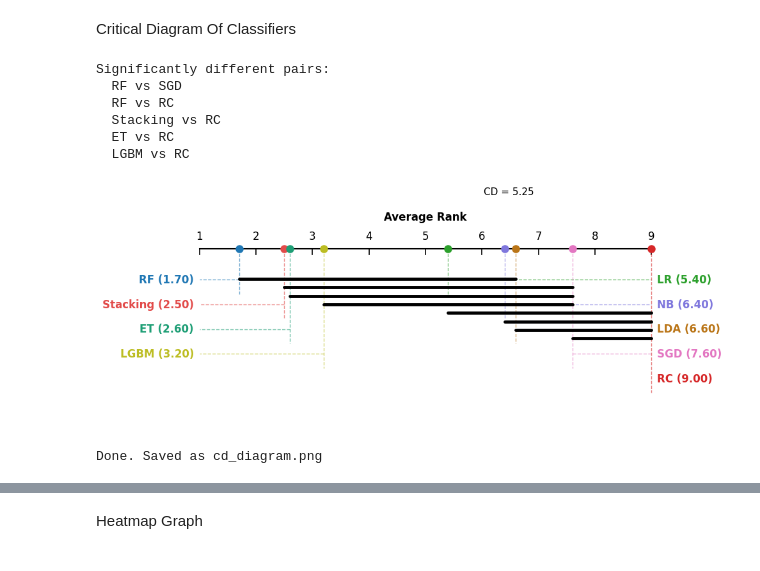
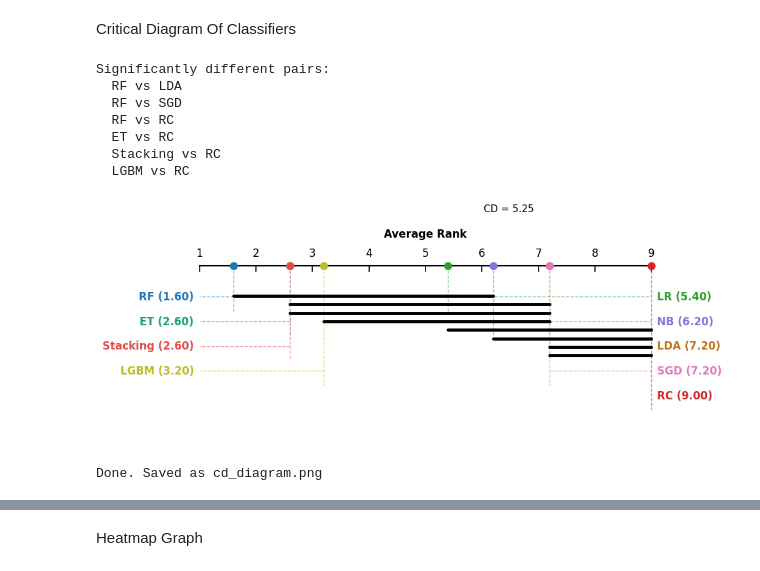
Before and after one commit to muajnstu/CAST, a Jupyter notebook: E3_Perception_visualization.ipynb, the cells around one changed output, grey strips where cells are left out. Cells and saved outputs as stored; diff of their text form; code cells hidden in the pictures.

```diff
--- a/E3_Perception_visualization.ipynb
+++ b/E3_Perception_visualization.ipynb
@@ -212,7 +212,7 @@ scores = np.zeros((len(datasets), len(models)))
 for i, ds in enumerate(datasets):
     for j, model in enumerate(models):
         model_performance_tuples = raw[ds][model]
-        valid_means = [t[0] for t in model_performance_tuples if t is not None]
+        valid_means = [t for t in model_performance_tuples if t is not None]
         if valid_means:
             scores[i, j] = np.mean(valid_means)
         else:
@@ -333,35 +333,36 @@ drawn = []
 
 for i in range(k):
     group = [i]
     for j in range(i + 1, k):
         pair = (sorted_names[i], sorted_names[j])
         pair_r = (sorted_names[j], sorted_names[i])
         if pair not in sig_pairs and pair_r not in sig_pairs:
             group.append(j)
     if len(group) > 1:
         key = tuple(group)
         if key not in drawn:
             drawn.append(key)
             bar_y = clique_y - len(drawn) * clique_step
             x_start = sorted_ranks[group[0]]
             x_end   = sorted_ranks[group[-1]]
             ax.plot([x_start, x_end], [bar_y, bar_y],
                     color="black", lw=3.5, solid_capstyle="round")
 
 sig_str = "p < 0.001" if p_value < 0.001 else f"p = {p_value:.4f}"
 
 plt.tight_layout()
 plt.savefig("cd_diagram.png", dpi=300, bbox_inches="tight")
 plt.show()
 print("Done. Saved as cd_diagram.png")
 # %% [output]
 Significantly different pairs:
+  RF vs LDA
   RF vs SGD
   RF vs RC
+  ET vs RC
   Stacking vs RC
-  ET vs RC
   LGBM vs RC
-[figure, old version]
+[figure, new version]
 Done. Saved as cd_diagram.png
 # %%
 import numpy as np
```
Also changed, not shown: parts of 4 cells of this notebook.
